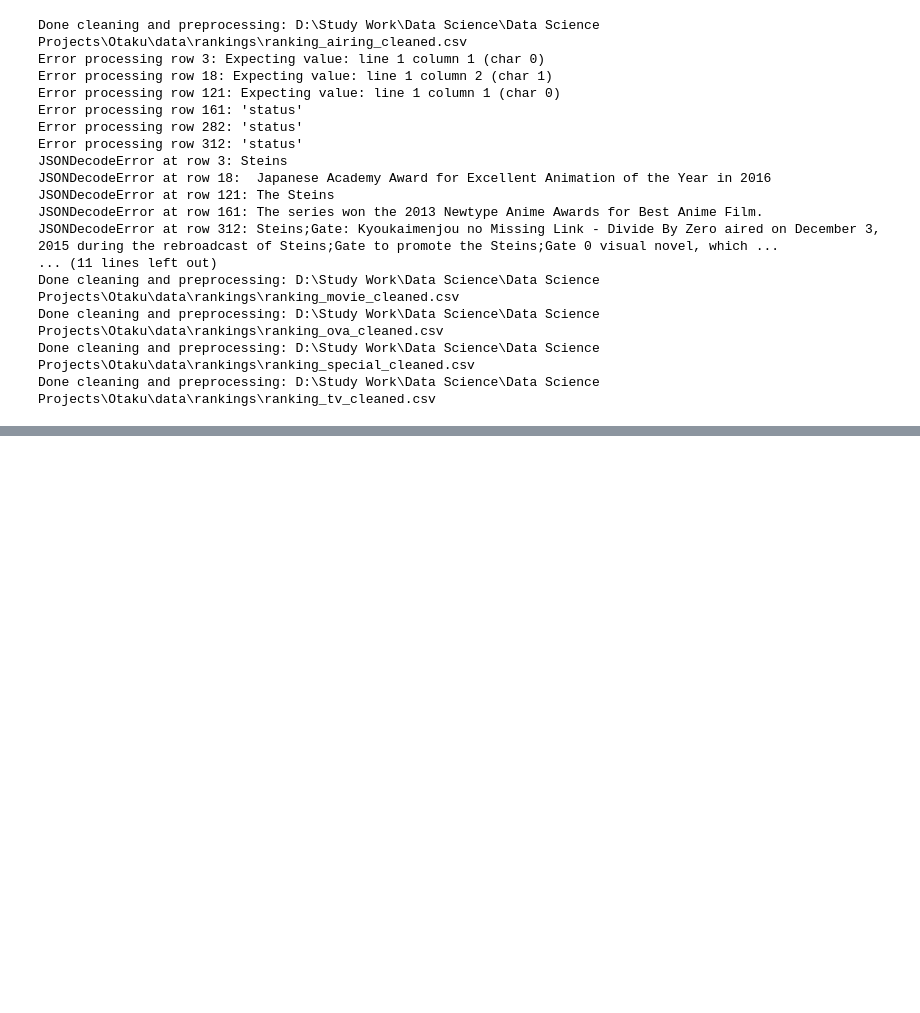
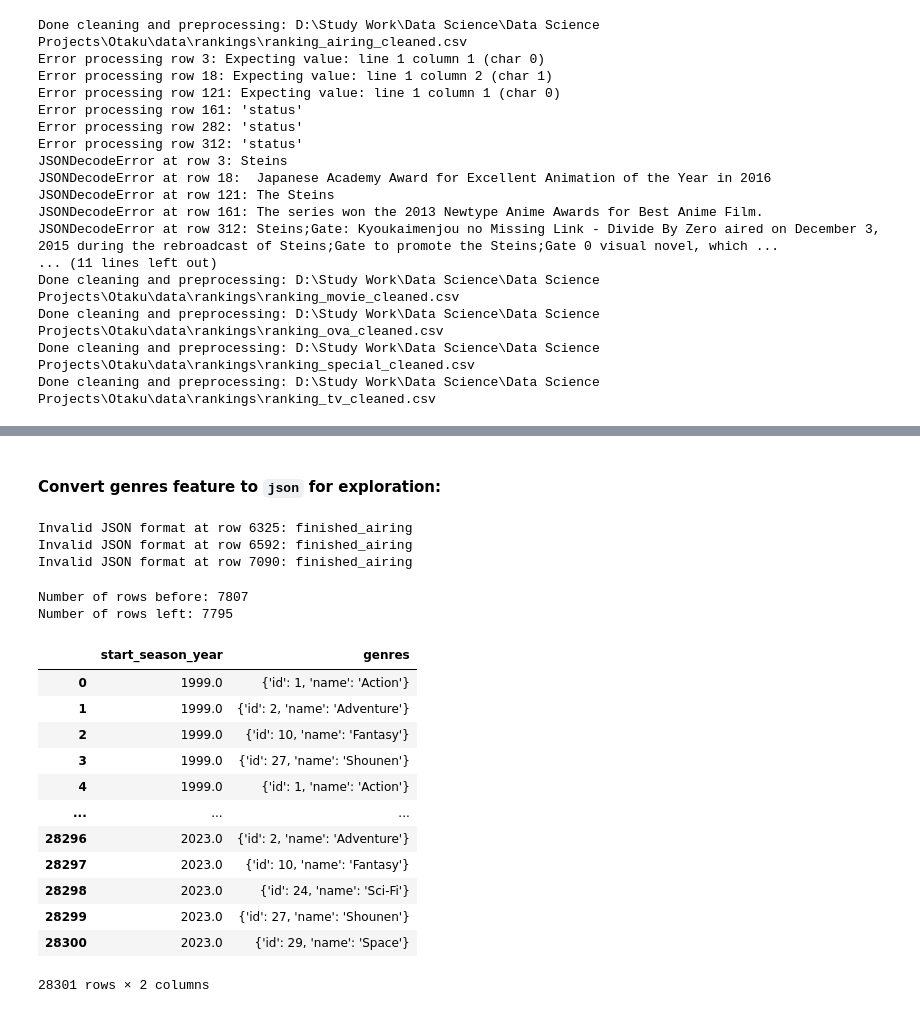
Before and after one commit to iSathyam31/Anime_Analytics, a Jupyter notebook: 1-dataCollection_Preprocessing/2-dataPreprocessing.ipynb, the cells around one changed output, grey strips where cells are left out. Saved outputs shown, nothing was run; the diff lists cells and outputs as text; code cells hidden in the pictures; blank space fills up the shorter version.

```diff
--- a/1-dataCollection_Preprocessing/2-dataPreprocessing.ipynb
+++ b/1-dataCollection_Preprocessing/2-dataPreprocessing.ipynb
@@ -507,0 +512,5 @@ Done cleaning and preprocessing: D:\Study Work\Data Science\Data Science Project
+# %%
+anime_df = pd.read_csv('D:\\Study Work\\Data Science\\Data Science Projects\\Otaku\\data\\anime_cleaned.csv')
+# %%
+genres_time_series_df = anime_df.loc[:, ['start_season_year', 'genres']]
+genres_time_series_df.head()
@@ -507,0 +524,74 @@ Done cleaning and preprocessing: D:\Study Work\Data Science\Data Science Project
+# %% [markdown]
+#### Convert genres feature to `json` for exploration:
+# %%
+# convert to json
+genres_time_series_df = json_genres(genres_time_series_df)
+# %% [output]
+Invalid JSON format at row 6325: finished_airing
+Invalid JSON format at row 6592: finished_airing
+Invalid JSON format at row 7090: finished_airing
+# %%
+import json  # Needed to parse JSON-like strings if necessary
+
+print('Number of rows before:', len(genres_time_series_df))
+
+# Filter rows where 'genres' has 'no_genre'
+valid_rows = []
+for row in range(len(genres_time_series_df)):
+    try:
+        # Parse the genres column if it's a JSON-like string
+        genres_data = genres_time_series_df['genres'][row]
+        if isinstance(genres_data, str):
+            genres_data = json.loads(genres_data)
+
+        # Check if the first element has 'name' as 'no_genre'
+        if genres_data and genres_data[0]['name'] != 'no_genre':
+            valid_rows.append(row)
+    except (TypeError, KeyError, IndexError, json.JSONDecodeError) as e:
+        # Handle rows that cannot be processed
+        pass
+
+# Filter the DataFrame to keep only valid rows
+genres_time_series_df = genres_time_series_df.iloc[valid_rows].reset_index(drop=True)
+
+print('Number of rows left:', len(genres_time_series_df))
+# %% [output]
+Number of rows before: 7807
+Number of rows left: 7795
+# %%
+# for each anime, split the genres into individual genre,
+# and add as new row with associated start_season_year,
+
+# Initialize a list to collect new rows
+new_rows = []
+
+for row in range(len(genres_time_series_df)):
+    start_season_year = genres_time_series_df.loc[row, 'start_season_year']
+
+    # Iterate through each genre in the 'genres' column
+    for genre in genres_time_series_df.loc[row, 'genres']:
+        # Append the new row to the list
+        new_rows.append({"start_season_year": start_season_year, "genres": genre})
+
+# Convert the new rows into a DataFrame
+new_rows_df = pd.DataFrame(new_rows)
+
+# Replace the original DataFrame with the new one
+genres_time_series_df = new_rows_df.reset_index(drop=True)
+
+# Display the updated DataFrame
+genres_time_series_df
+# %% [output]
+|  | start_season_year | genres |
+| 0 | 1999.0 | {'id': 1, 'name': 'Action'} |
+| 1 | 1999.0 | {'id': 2, 'name': 'Adventure'} |
+| 2 | 1999.0 | {'id': 10, 'name': 'Fantasy'} |
+| 3 | 1999.0 | {'id': 27, 'name': 'Shounen'} |
+| 4 | 1999.0 | {'id': 1, 'name': 'Action'} |
+| ... | ... | ... |
+| 28296 | 2023.0 | {'id': 2, 'name': 'Adventure'} |
+| 28297 | 2023.0 | {'id': 10, 'name': 'Fantasy'} |
+| 28298 | 2023.0 | {'id': 24, 'name': 'Sci-Fi'} |
+| 28299 | 2023.0 | {'id': 27, 'name': 'Shounen'} |
+| 28300 | 2023.0 | {'id': 29, 'name': 'Space'} |
+28301 rows × 2 columns
```
Also changed, not shown: parts of 14 cells of this notebook.
